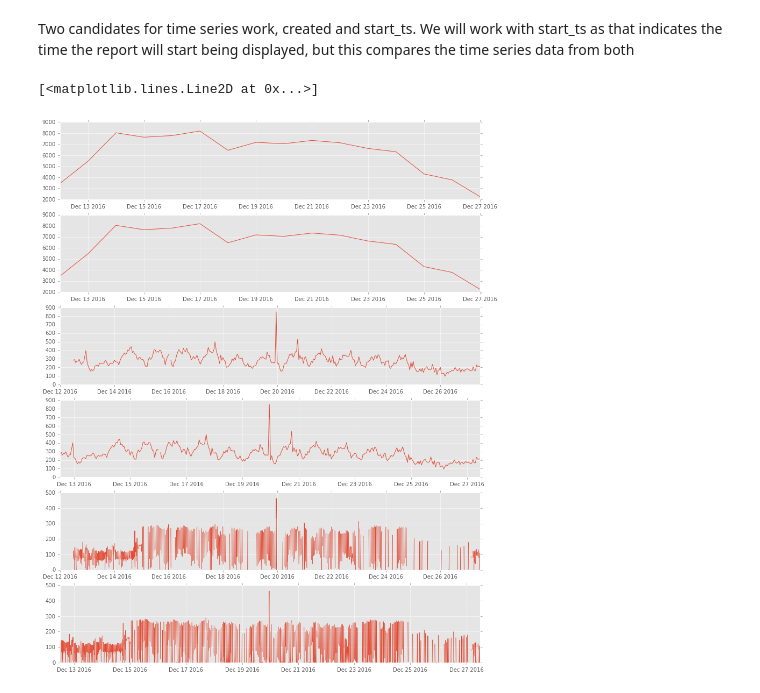
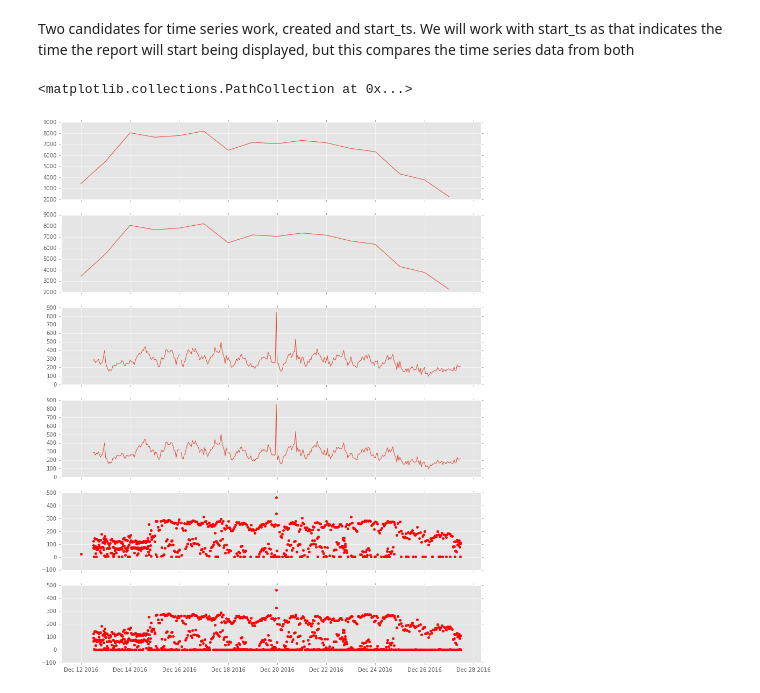
Before and after one commit to brendan-dorsey/stabilitas-thresholds, a Jupyter notebook: initial_eda.ipynb, the cells around one changed output. Saved outputs shown, nothing was run; the diff lists cells and outputs as text; code cells hidden in the pictures.

```diff
--- a/initial_eda.ipynb
+++ b/initial_eda.ipynb
@@ -79,0 +159,7 @@ plt.scatter(location_df["lon"], location_df["lat"])#, alpha=0.02)
+# %%
+df["lat_long"] = zip(df["lat"], df["lon"])
+cities_df["lat_long"] = zip(cities_df["latitude"], cities_df["longitude"])
+
+print df.head()
+print
+print cities_df.head()
@@ -79,0 +195,13 @@ plt.scatter(location_df["lon"], location_df["lat"])#, alpha=0.02)
+# %%
+# Quick import of the result from the cell above
+city_label_indices = pd.read_csv("city_label_indices.csv", header=None)
+city_label_indices = city_label_indices[1].values
+# %%
+# Generate city labels from our indices
+city_labels = []
+for index in city_label_indices:
+    city_labels.append(cities_df.ix[index, "name"])
+# %%
+# Apply the labels to our reports
+df["city"] = city_labels
+print df.head()
@@ -197,13 +412,13 @@ c_daily = c_ts.resample("d").sum()
 c_hourly = c_ts.resample("H").sum()
 c_ten_mins = c_ts.resample("10T").sum()
 # %%
-fig, axes = plt.subplots(6, figsize=(14,18))
+fig, axes = plt.subplots(6, figsize=(14,18), sharex=True)
 axes[0].plot(daily)
 axes[1].plot(c_daily)
 axes[2].plot(hourly)
 axes[3].plot(c_hourly)
-axes[4].plot(ten_mins)
-axes[5].plot(c_ten_mins)
+axes[4].scatter(ten_mins.index, ten_mins.values, color="r")
+axes[5].scatter(c_ten_mins.index, c_ten_mins.values, color="r")
 # %% [output]
-[<matplotlib.lines.Line2D at 0x...>]
+<matplotlib.collections.PathCollection at 0x...>
-[figure, old version]
+[figure, new version]
```
Also changed, not shown: parts of 27 cells of this notebook, 3 other files.
